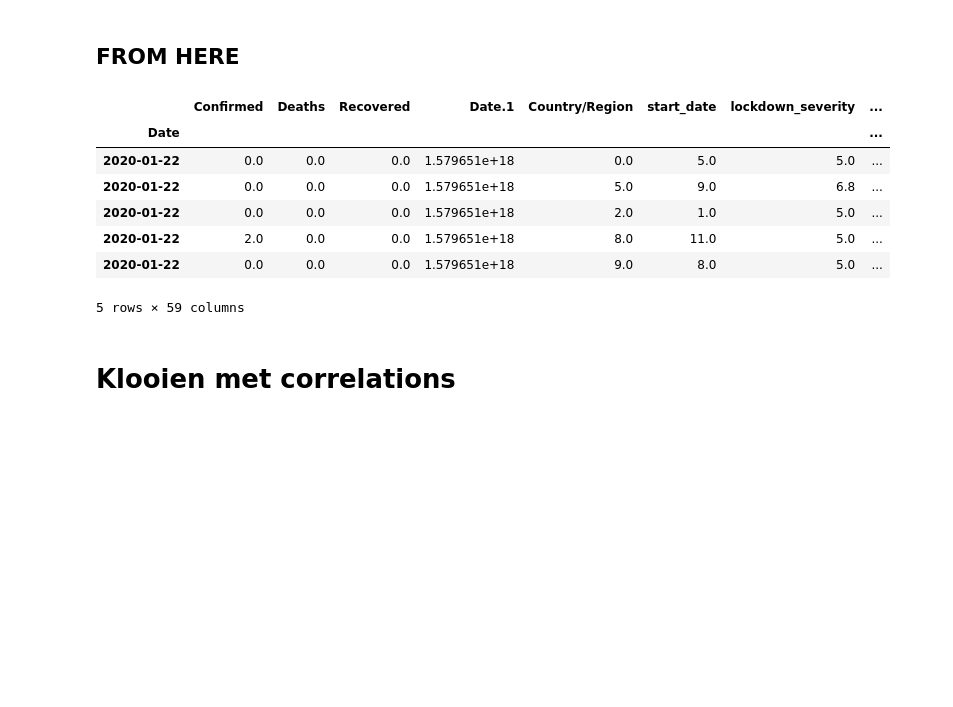
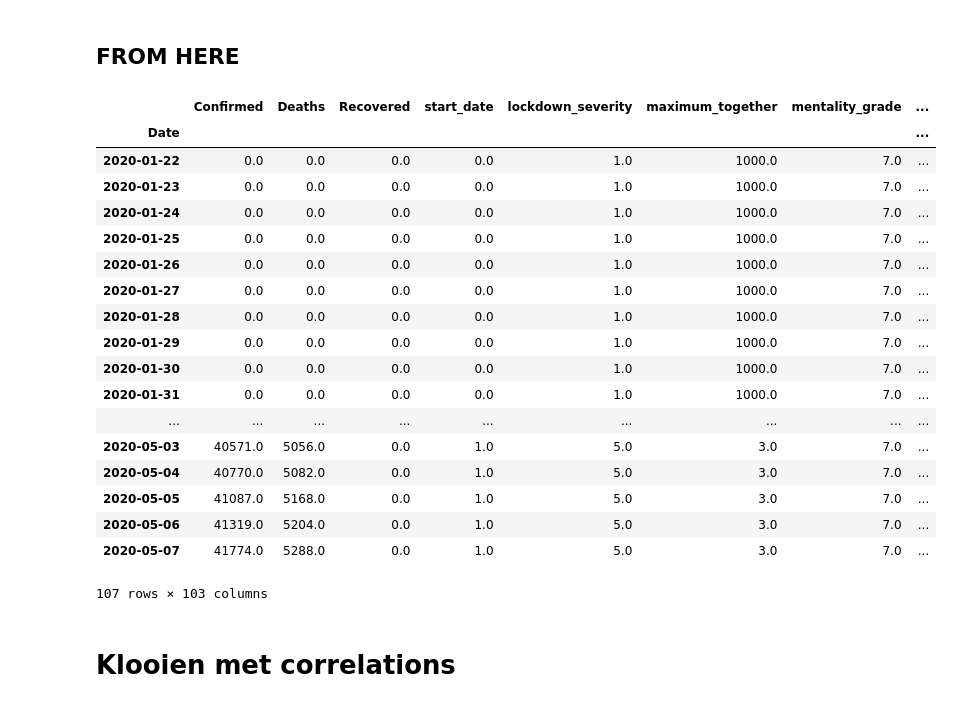
Before and after one commit to zaida-rivai/DMT2020_Group85, a Jupyter notebook: Zaida/Feature engineering - Zaida NL- NEW DATASET.ipynb, the cells around one changed output. Saved outputs shown, nothing was run; the diff lists cells and outputs as text; code cells hidden in the pictures; blank space fills up the shorter version.

```diff
--- a/Zaida/Feature engineering - Zaida NL- NEW DATASET.ipynb
+++ b/Zaida/Feature engineering - Zaida NL- NEW DATASET.ipynb
@@ -284,22 +69,35 @@ for i in df.columns:
 df.to_csv("df_num.csv")
 # %% [markdown]
 ## FROM HERE
+# %%
+df
+# %% [output]
+|  | Confirmed | Deaths | Recovered | start_date | lockdown_severity | maximum_together | mentality_grade | ... |
+| Date |  |  |  |  |  |  |  | ... |
+| 2020-01-22 | 0.0 | 0.0 | 0.0 | 0.0 | 1.0 | 1000.0 | 7.0 | ... |
+| 2020-01-23 | 0.0 | 0.0 | 0.0 | 0.0 | 1.0 | 1000.0 | 7.0 | ... |
+| 2020-01-24 | 0.0 | 0.0 | 0.0 | 0.0 | 1.0 | 1000.0 | 7.0 | ... |
+| 2020-01-25 | 0.0 | 0.0 | 0.0 | 0.0 | 1.0 | 1000.0 | 7.0 | ... |
+| 2020-01-26 | 0.0 | 0.0 | 0.0 | 0.0 | 1.0 | 1000.0 | 7.0 | ... |
+| 2020-01-27 | 0.0 | 0.0 | 0.0 | 0.0 | 1.0 | 1000.0 | 7.0 | ... |
+| 2020-01-28 | 0.0 | 0.0 | 0.0 | 0.0 | 1.0 | 1000.0 | 7.0 | ... |
+| 2020-01-29 | 0.0 | 0.0 | 0.0 | 0.0 | 1.0 | 1000.0 | 7.0 | ... |
+| 2020-01-30 | 0.0 | 0.0 | 0.0 | 0.0 | 1.0 | 1000.0 | 7.0 | ... |
+| 2020-01-31 | 0.0 | 0.0 | 0.0 | 0.0 | 1.0 | 1000.0 | 7.0 | ... |
+| ... | ... | ... | ... | ... | ... | ... | ... | ... |
+| 2020-05-03 | 40571.0 | 5056.0 | 0.0 | 1.0 | 5.0 | 3.0 | 7.0 | ... |
+| 2020-05-04 | 40770.0 | 5082.0 | 0.0 | 1.0 | 5.0 | 3.0 | 7.0 | ... |
+| 2020-05-05 | 41087.0 | 5168.0 | 0.0 | 1.0 | 5.0 | 3.0 | 7.0 | ... |
+| 2020-05-06 | 41319.0 | 5204.0 | 0.0 | 1.0 | 5.0 | 3.0 | 7.0 | ... |
+| 2020-05-07 | 41774.0 | 5288.0 | 0.0 | 1.0 | 5.0 | 3.0 | 7.0 | ... |
+107 rows × 103 columns
 # %%
-df = pd.read_csv('df_num.csv')
-df.Date = pd.to_datetime(df.Date)
-df = df.sort_values(by=['Date'])
-df = df.set_index(df.Date)
-df = df.drop(['Date'],axis=1)
-df.head()
+# df = pd.read_csv('df_num.csv')
+# df.Date = pd.to_datetime(df.Date)
+# df = df.sort_values(by=['Date'])
+# df = df.set_index(df.Date)
+# df = df.drop(['Date'],axis=1)
+# df.head()
-# %% [output]
-|  | Confirmed | Deaths | Recovered | Date.1 | Country/Region | start_date | lockdown_severity | ... |
-| Date |  |  |  |  |  |  |  | ... |
-| 2020-01-22 | 0.0 | 0.0 | 0.0 | 1.579651e+18 | 0.0 | 5.0 | 5.0 | ... |
-| 2020-01-22 | 0.0 | 0.0 | 0.0 | 1.579651e+18 | 5.0 | 9.0 | 6.8 | ... |
-| 2020-01-22 | 0.0 | 0.0 | 0.0 | 1.579651e+18 | 2.0 | 1.0 | 5.0 | ... |
-| 2020-01-22 | 2.0 | 0.0 | 0.0 | 1.579651e+18 | 8.0 | 11.0 | 5.0 | ... |
-| 2020-01-22 | 0.0 | 0.0 | 0.0 | 1.579651e+18 | 9.0 | 8.0 | 5.0 | ... |
-5 rows × 59 columns
 # %%
 # plt.figure(figsize=(59,59))
 # sns.heatmap(df.corr());§
```
Also changed, not shown: parts of 29 cells of this notebook, 3 other files.
